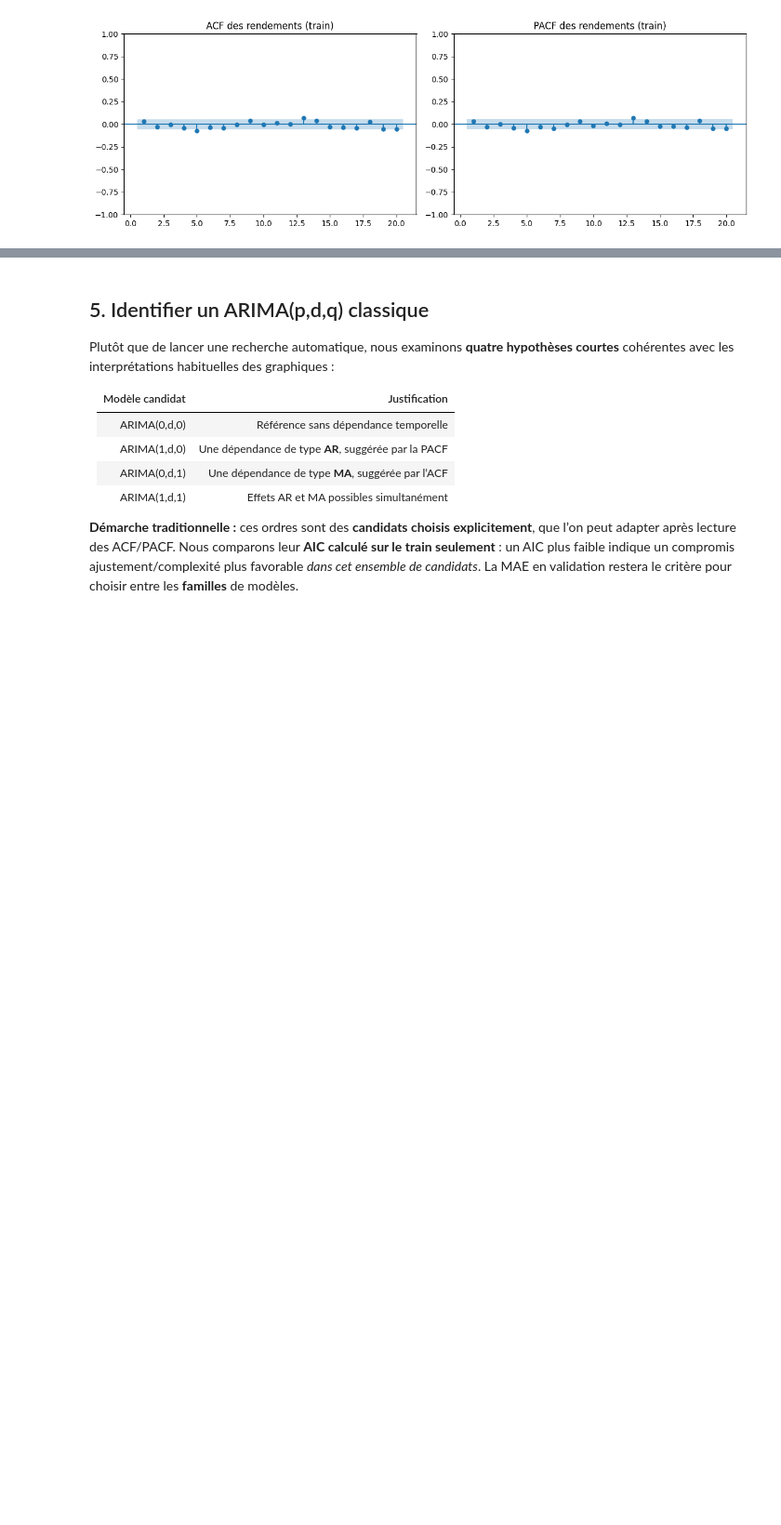
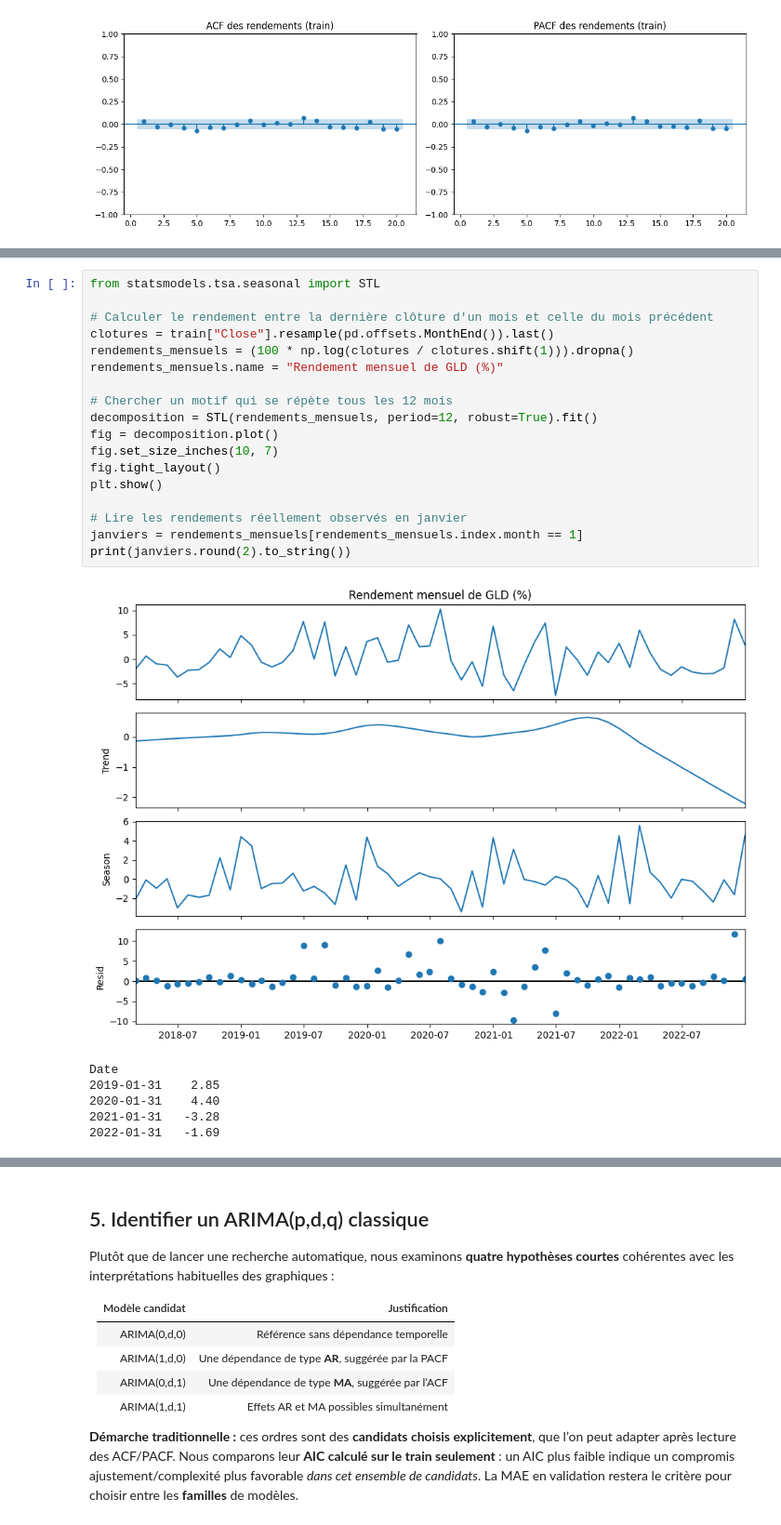
Before and after one commit to ilyyaas1/gld-quant-lab, a Jupyter notebook: notebooks/03_econometrie_moyenne.ipynb, the cells around one changed output, grey strips where cells are left out. Shown at 93% size. Saved outputs shown, nothing was run; the diff lists cells and outputs as text; blank space fills up the shorter version.

Commit message:
Implement Decomposition STL

```diff
--- a/notebooks/03_econometrie_moyenne.ipynb
+++ b/notebooks/03_econometrie_moyenne.ipynb
@@ -153,0 +161,25 @@ plt.show()
+# %%
+from statsmodels.tsa.seasonal import STL
+
+# Calculer le rendement entre la dernière clôture d'un mois et celle du mois précédent
+clotures = train["Close"].resample(pd.offsets.MonthEnd()).last()
+rendements_mensuels = (100 * np.log(clotures / clotures.shift(1))).dropna()
+rendements_mensuels.name = "Rendement mensuel de GLD (%)"
+
+# Chercher un motif qui se répète tous les 12 mois
+decomposition = STL(rendements_mensuels, period=12, robust=True).fit()
+fig = decomposition.plot()
+fig.set_size_inches(10, 7)
+fig.tight_layout()
+plt.show()
+
+# Lire les rendements réellement observés en janvier
+janviers = rendements_mensuels[rendements_mensuels.index.month == 1]
+print(janviers.round(2).to_string())
+# %% [output]
+[figure, added]
+Date
+2019-01-31    2.85
+2020-01-31    4.40
+2021-01-31   -3.28
+2022-01-31   -1.69
```
Also changed, not shown: parts of 2 cells of this notebook.
